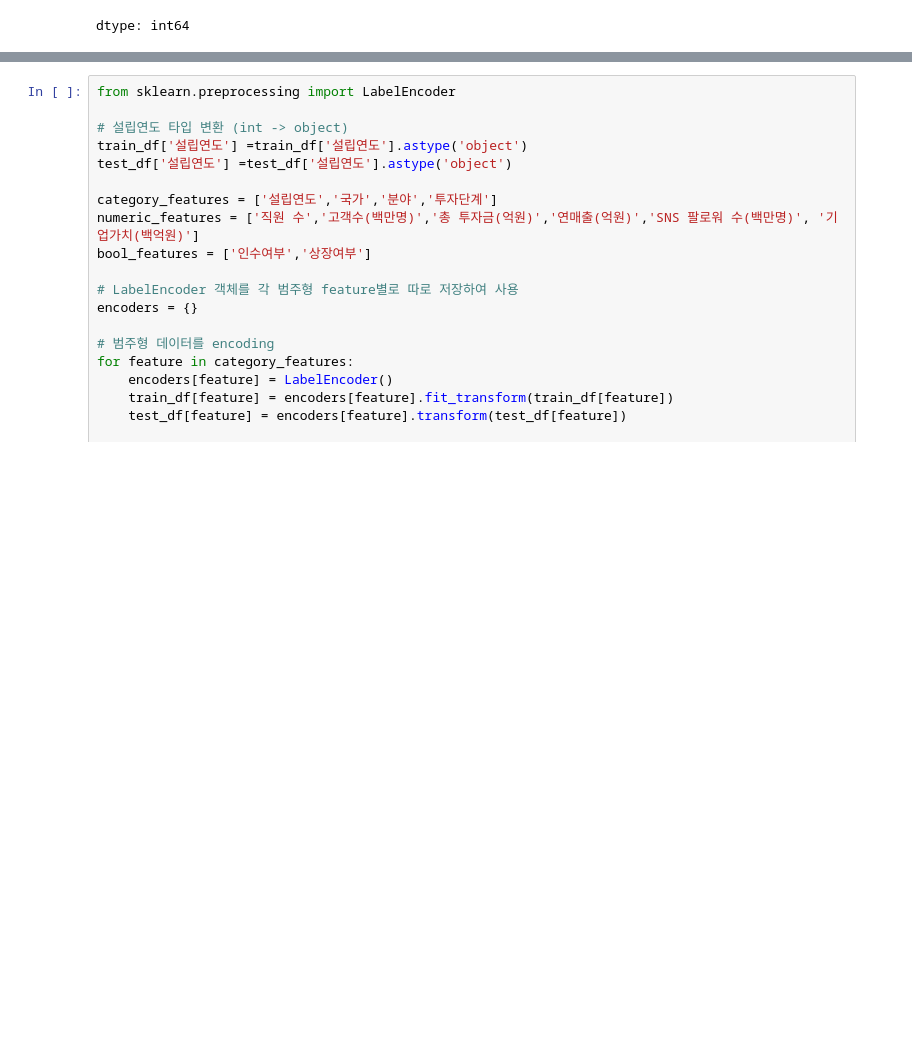
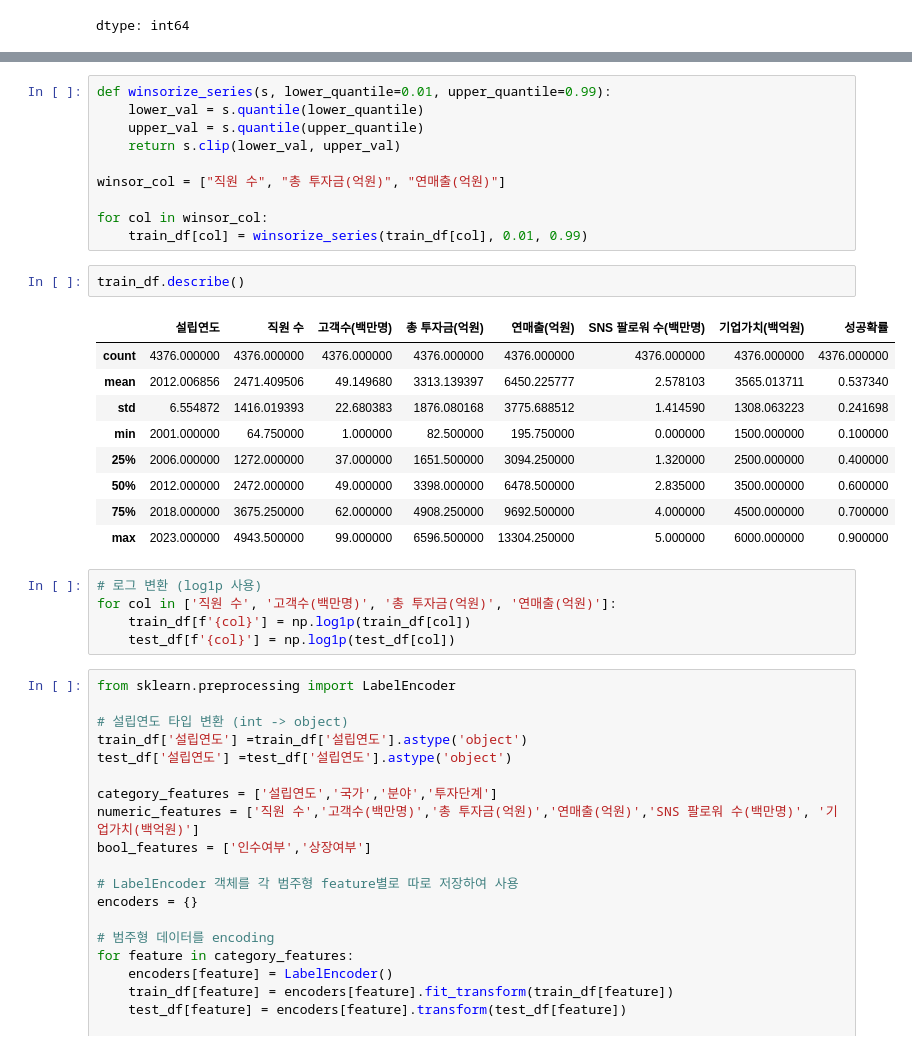
Before and after one commit to b00kkk/company_success_probability, a Jupyter notebook: the_probability_of_success_of_a_company.ipynb, the cells around one changed output, grey strips where cells are left out. Saved outputs shown, nothing was run; the diff lists cells and outputs as text; blank space fills up the shorter version.

```diff
--- a/the_probability_of_success_of_a_company.ipynb
+++ b/the_probability_of_success_of_a_company.ipynb
@@ -138,3 +145,30 @@ for col in ['직원 수', '고객수(백만명)', '총 투자금(억원)', '연
+# %%
+def winsorize_series(s, lower_quantile=0.01, upper_quantile=0.99):
+    lower_val = s.quantile(lower_quantile)
+    upper_val = s.quantile(upper_quantile)
+    return s.clip(lower_val, upper_val)
+
+winsor_col = ["직원 수", "총 투자금(억원)", "연매출(억원)"]
+
+for col in winsor_col:
+    train_df[col] = winsorize_series(train_df[col], 0.01, 0.99)
+# %%
+train_df.describe()
+# %% [output]
+|  | 설립연도 | 직원 수 | 고객수(백만명) | 총 투자금(억원) | 연매출(억원) | SNS 팔로워 수(백만명) | 기업가치(백억원) | 성공확률 |
+| count | 4376.000000 | 4376.000000 | 4376.000000 | 4376.000000 | 4376.000000 | 4376.000000 | 4376.000000 | 4376.000000 |
+| mean | 2012.006856 | 2471.409506 | 49.149680 | 3313.139397 | 6450.225777 | 2.578103 | 3565.013711 | 0.537340 |
+| std | 6.554872 | 1416.019393 | 22.680383 | 1876.080168 | 3775.688512 | 1.414590 | 1308.063223 | 0.241698 |
+| min | 2001.000000 | 64.750000 | 1.000000 | 82.500000 | 195.750000 | 0.000000 | 1500.000000 | 0.100000 |
+| 25% | 2006.000000 | 1272.000000 | 37.000000 | 1651.500000 | 3094.250000 | 1.320000 | 2500.000000 | 0.400000 |
+| 50% | 2012.000000 | 2472.000000 | 49.000000 | 3398.000000 | 6478.500000 | 2.835000 | 3500.000000 | 0.600000 |
+| 75% | 2018.000000 | 3675.250000 | 62.000000 | 4908.250000 | 9692.500000 | 4.000000 | 4500.000000 | 0.700000 |
+| max | 2023.000000 | 4943.500000 | 99.000000 | 6596.500000 | 13304.250000 | 5.000000 | 6000.000000 | 0.900000 |
+# %%
+# 로그 변환 (log1p 사용)
+for col in ['직원 수', '고객수(백만명)', '총 투자금(억원)', '연매출(억원)']:
+    train_df[f'{col}'] = np.log1p(train_df[col])
+    test_df[f'{col}'] = np.log1p(test_df[col])
 # %%
 from sklearn.preprocessing import LabelEncoder
 
```
Also changed, not shown: parts of 4 cells of this notebook.
